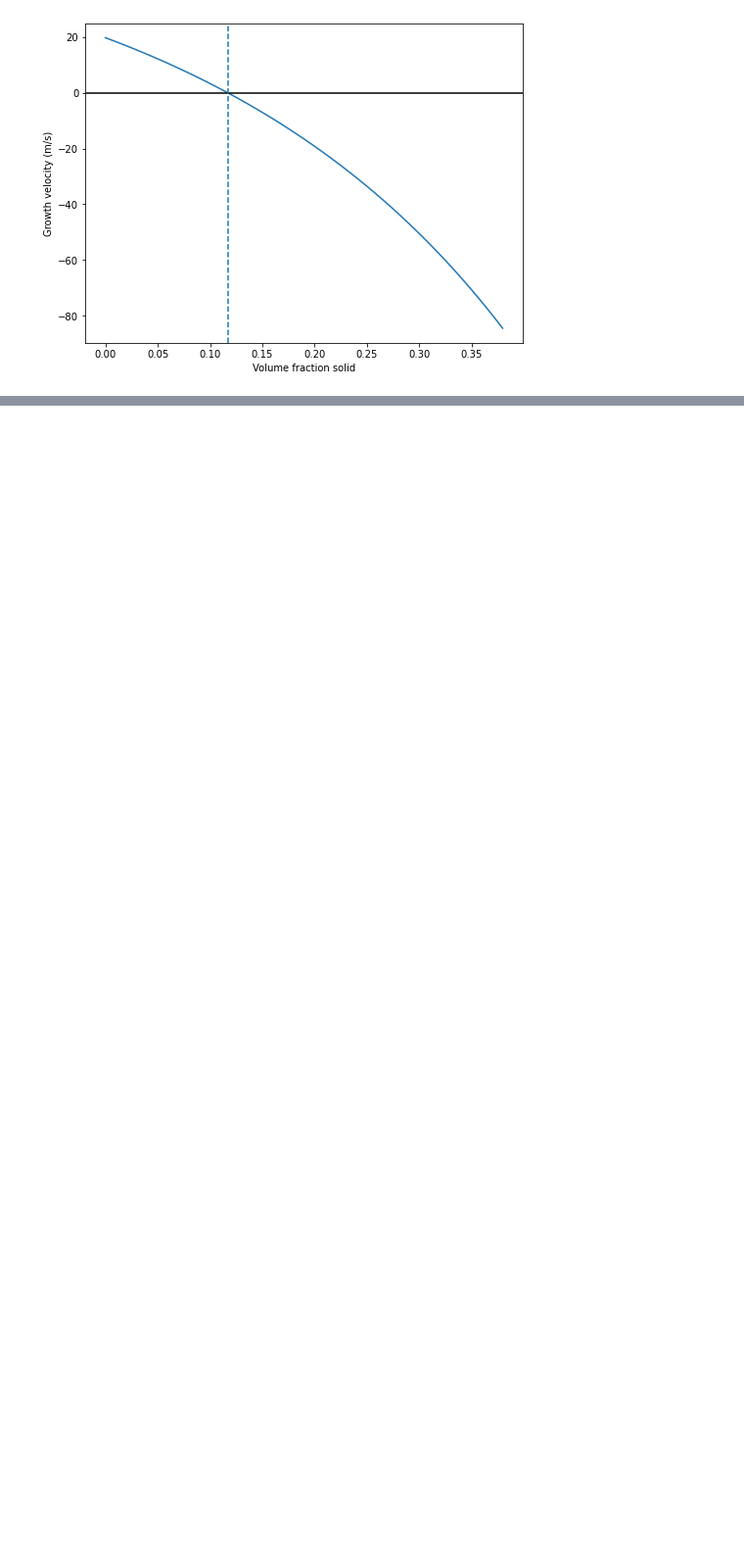
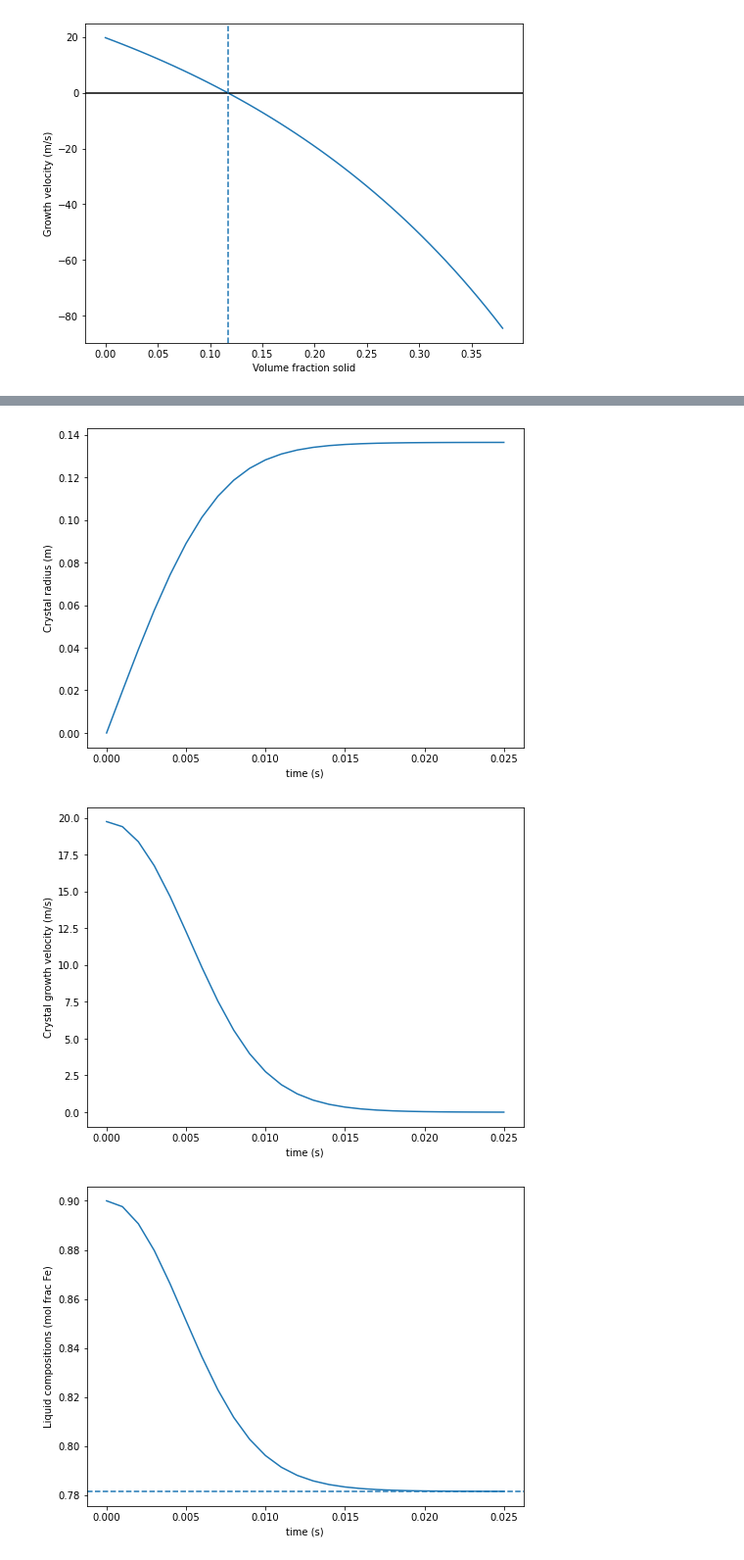
Before and after one commit to andreww/slurry, a Jupyter notebook: new_growth.ipynb, the cells around one changed output, grey strips where cells are left out. Shown at 98% size. Drawn from its saved outputs; the diff is of its cells as text; code cells hidden in the pictures; blank space fills up the shorter version.

Commit message:
Time integration for particles growing in a box
Seems to be working.

```diff
--- a/new_growth.ipynb
+++ b/new_growth.ipynb
@@ -153,0 +187,67 @@ plt.show()
+# %%
+r0 = 1.0E-10 # initial radius, m
+n = 2 # number of crystals
+t = 5000.0 # temperature, K
+p = 330.0 # GPa
+x = 0.9 # Overall composition, mol frac Fe
+k0 = 150.0 # growth rate prefactor, m/s
+box_size = 1.0 # initial volume of the box (m^3)
+time_step = 0.001 # s
+total_time = 0.025 # s
+
+rs = [] # List to store radii
+ts = [] # List to store times
+vs = [] # List of growth velocites
+x_ls = [] # List of liquid compositions
+
+time = 0.0
+r = r0
+solid_volume = np.pi * r**2 * n
+vf_solid = solid_volume / box_size
+# assume x is liquid composition here ... particles are small at t0 but can we fix?
+mf_solid = mol_fraction_solid(vf_solid, x, p, t)
+x_l = x * (1.0 - mf_solid) # Is this correct?
+v = growth.growth_velocity_feo(x_l, p, t, k0)
+rs.append(r)
+ts.append(time)
+vs.append(v)
+x_ls.append(x_l)
+
+while time < total_time:
+    # grow particles
+    r = r + v*time_step
+    solid_volume = np.pi * r**2 * n
+    vf_solid = solid_volume / box_size # Box size should have changed...
+    mf_solid = mol_fraction_solid(vf_solid, x_l, p, t)
+    x_l = x * (1.0-mf_solid) # Is this correct?
+    v = growth.growth_velocity_feo(x_l, p, t, k0)
+    time = time + time_step
+    rs.append(r)
+    ts.append(time)
+    vs.append(v)
+    x_ls.append(x_l)
+
+
+fig, ax = plt.subplots(figsize=(8,6))
+ax.plot(ts, rs)
+ax.set_xlabel('time (s)')
+ax.set_ylabel('Crystal radius (m)')
+plt.show()
+
+fig, ax = plt.subplots(figsize=(8,6))
+ax.plot(ts, vs)
+ax.set_xlabel('time (s)')
+ax.set_ylabel('Crystal growth velocity (m/s)')
+plt.show()
+
+
+fig, ax = plt.subplots(figsize=(8,6))
+ax.plot(ts, x_ls)
+ax.set_xlabel('time (s)')
+ax.set_ylabel('Liquid compositions (mol frac Fe)')
+ax.axhline(x_lq_eq, ls='--')
+plt.show()
+# %% [output]
+[figure, added]
+[figure, added]
+[figure, added]
```
Also changed, not shown: parts of 3 cells of this notebook.
